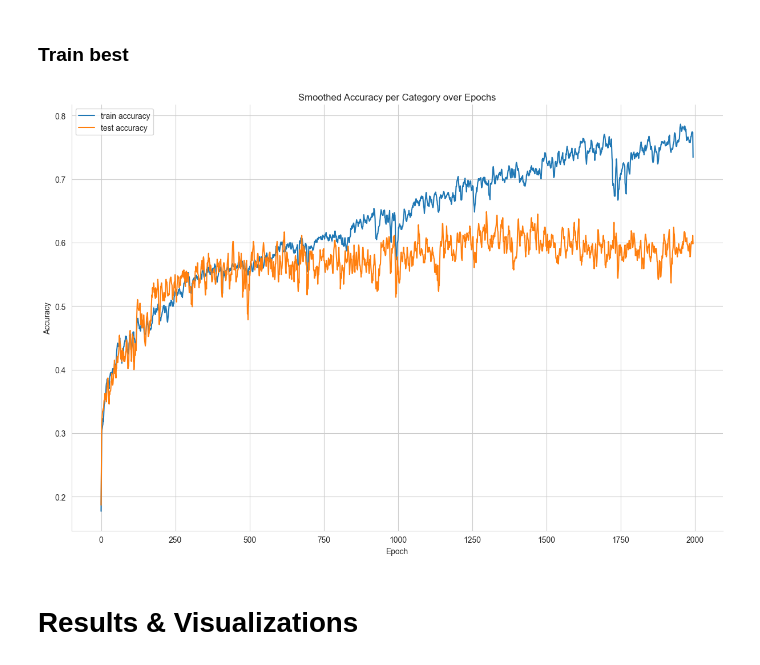
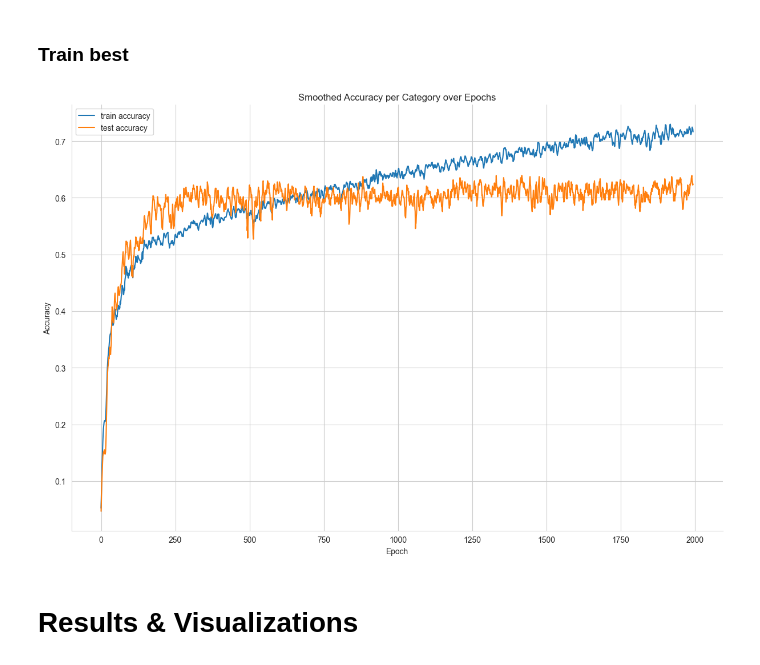
Before and after one commit to bonells96/speech_emotion_classification, a Jupyter notebook: Report_SER.ipynb, the cells around one changed output. Drawn from its saved outputs; the diff is of its cells as text; code cells hidden in the pictures.

```diff
--- a/Report_SER.ipynb
+++ b/Report_SER.ipynb
@@ -479,12 +479,12 @@ def train_net_with_val_results(model, X_train, y_train, X_test, y_test, num_epoc
 # %%
 from src import models
 
 
 
-net = models.StandardNetBn(X_train.shape[1], 100)
-net, acc_train, acc_test = train_net_with_val_results(net, X_train, y_train, X_test, y_test, num_epochs=2000, batch_size=50, learning_rate=1e-3)
+net = models.StandardNetBn(X_train.shape[1], 50)
+net, acc_train, acc_test = train_net_with_val_results(net, X_train, y_train, X_test, y_test, num_epochs=2000, batch_size=50, learning_rate=1e-4)
 # %% [output]
-[figure, old version]
+[figure, new version]
 # %% [markdown]
 # Results & Visualizations
 # %% [markdown]
```
Also changed, not shown: parts of 6 cells of this notebook.
